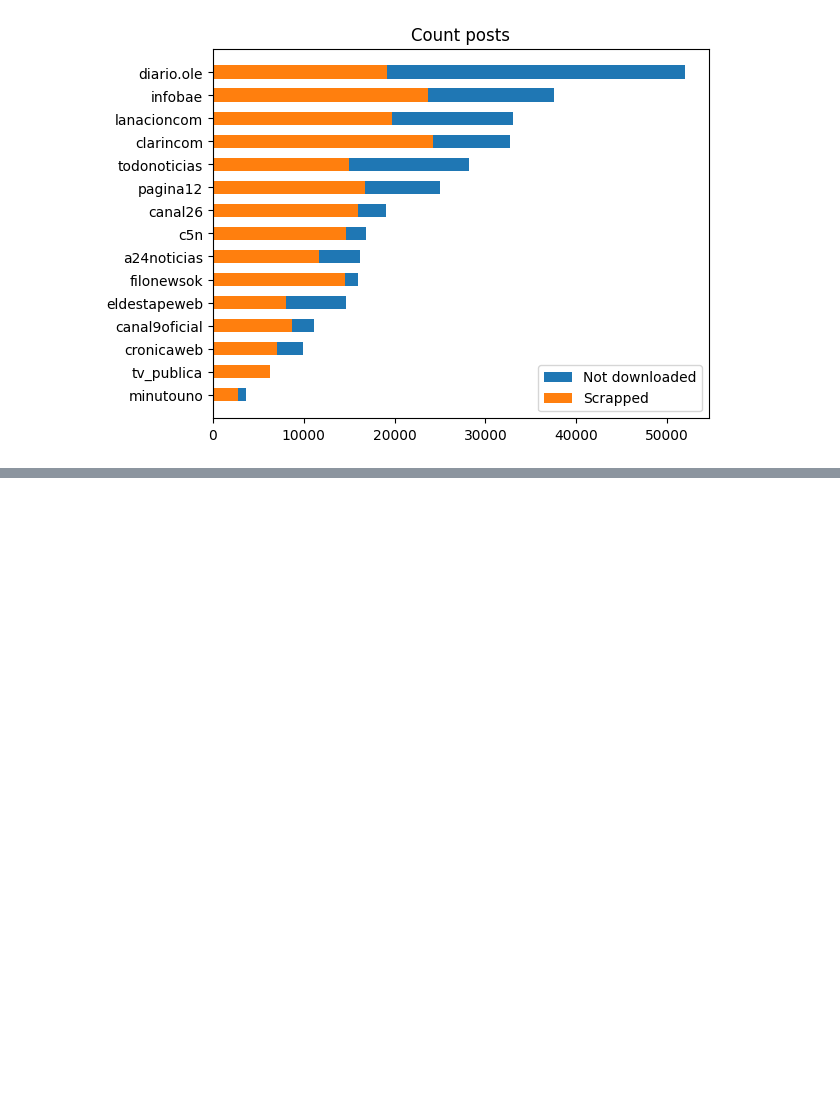
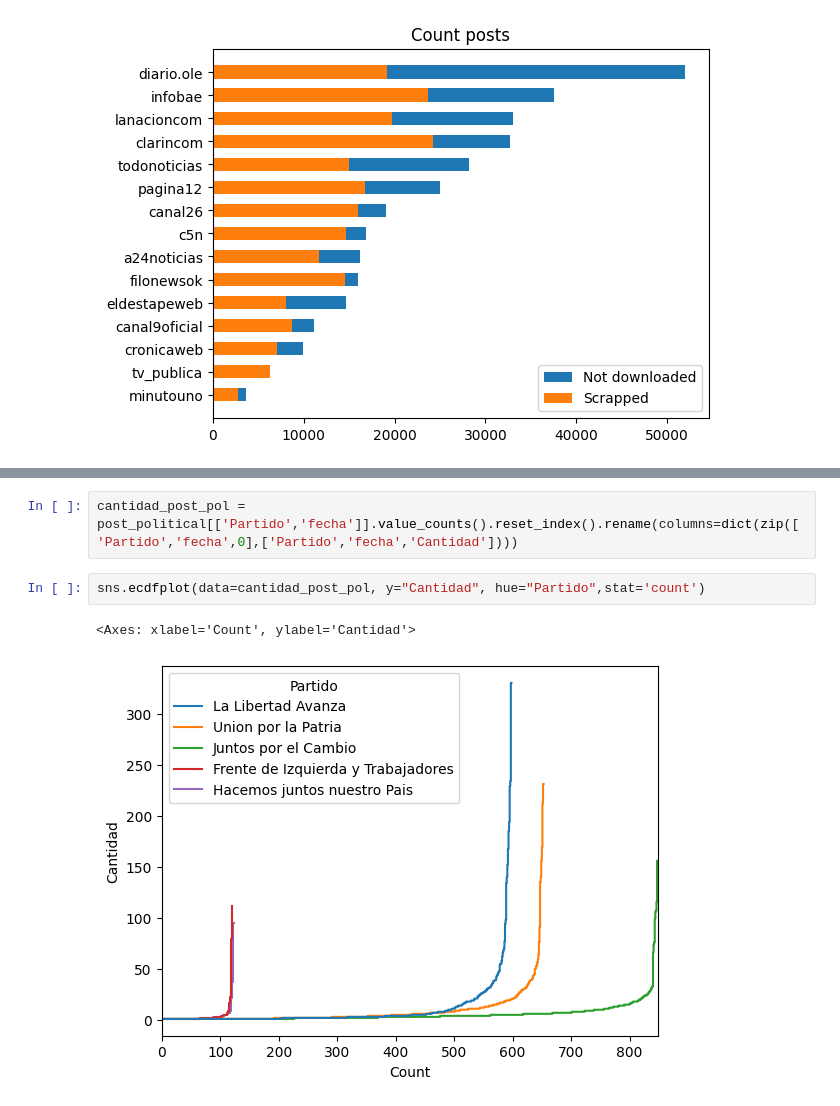
Before and after one commit to 0sc4rL0pez/elecciones2023-arg, a Jupyter notebook: Elecciones + IA/analisis_exploratorio/plotting.ipynb, the cells around one changed output, grey strips where cells are left out. Cells and saved outputs as stored; diff of their text form; blank space fills up the shorter version.

```diff
--- a/Elecciones + IA/analisis_exploratorio/plotting.ipynb
+++ b/Elecciones + IA/analisis_exploratorio/plotting.ipynb
@@ -73,0 +108,7 @@ Text(0.5, 0, '')
+# %%
+cantidad_post_pol = post_political[['Partido','fecha']].value_counts().reset_index().rename(columns=dict(zip(['Partido','fecha',0],['Partido','fecha','Cantidad'])))
+# %%
+sns.ecdfplot(data=cantidad_post_pol, y="Cantidad", hue="Partido",stat='count')
+# %% [output]
+<Axes: xlabel='Count', ylabel='Cantidad'>
+[figure, added]
```
Also changed, not shown: parts of 7 cells of this notebook.
